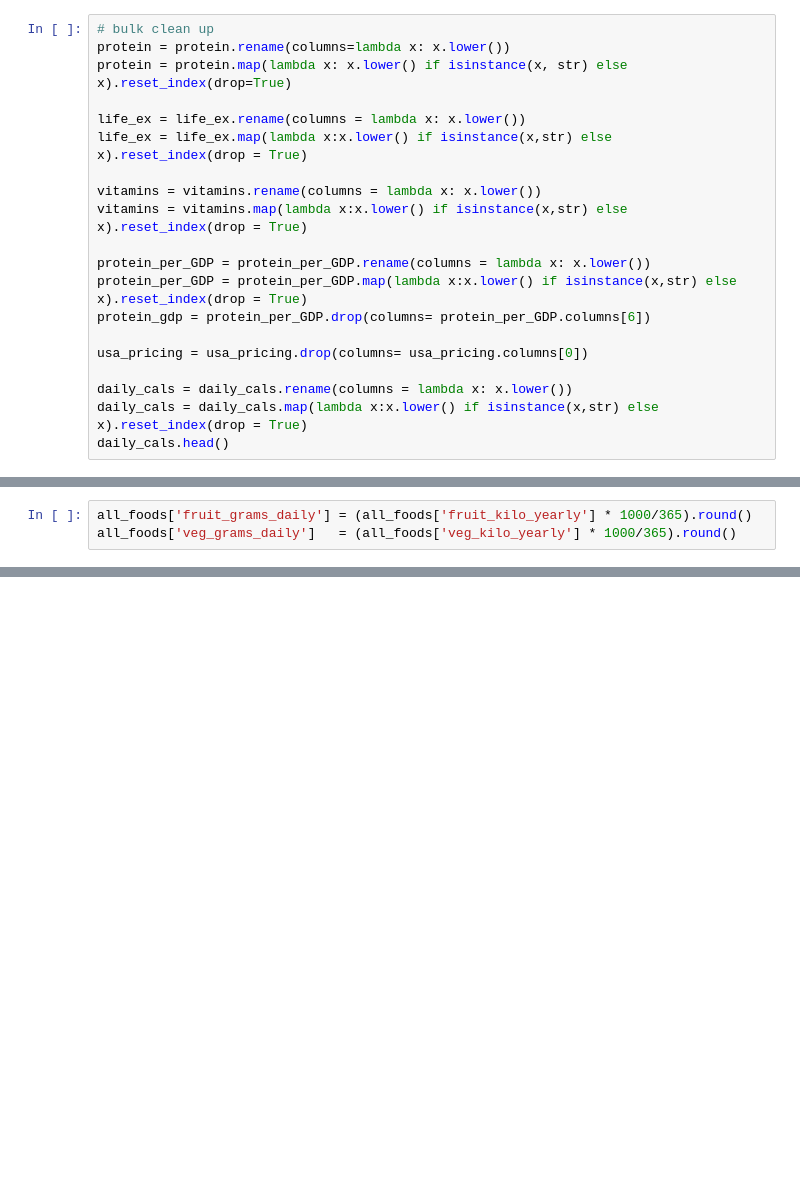
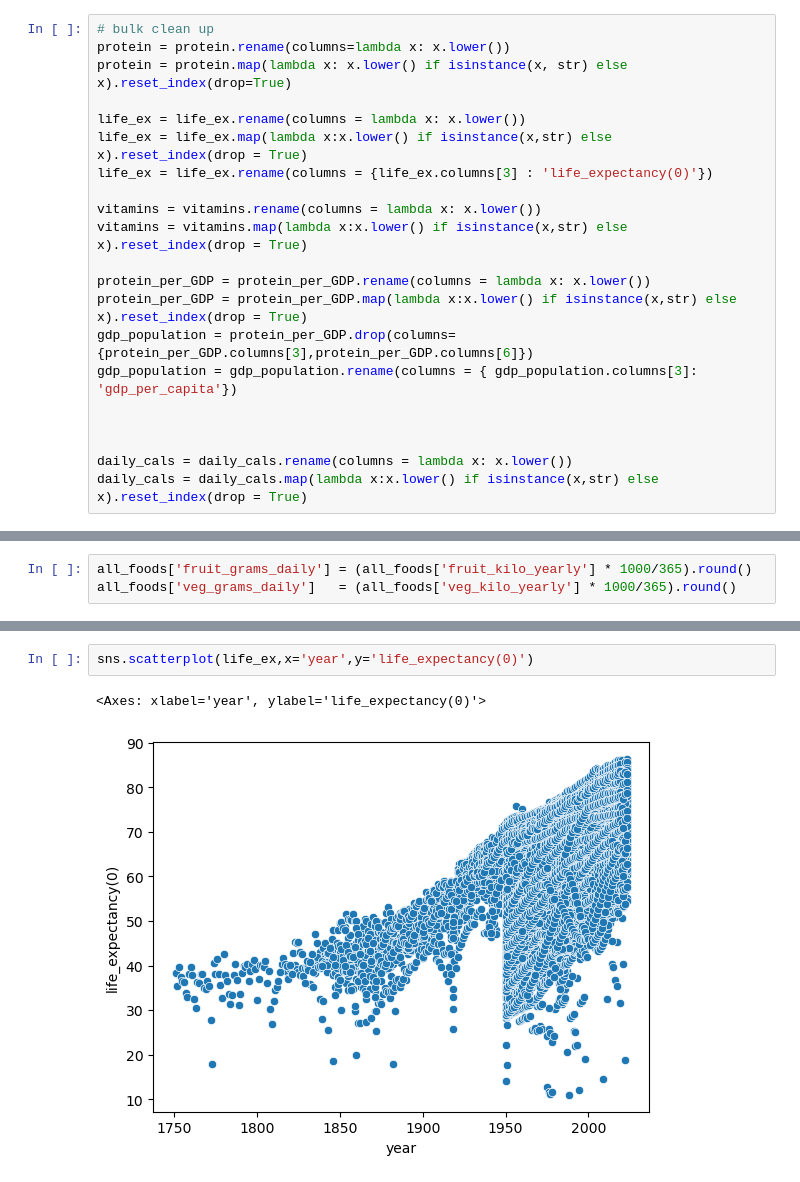
Before and after one commit to NSS-Full-Time-Data-Analytics-14/jonny_farro_cap, a Jupyter notebook: jvf_capstone.ipynb, the cells around one changed output, grey strips where cells are left out. Cells and saved outputs as stored; diff of their text form; blank space fills up the shorter version.

```diff
--- a/jvf_capstone.ipynb
+++ b/jvf_capstone.ipynb
@@ -47,16 +42,17 @@ protein = protein.map(lambda x: x.lower() if isinstance(x, str) else x).reset_in
 
 life_ex = life_ex.rename(columns = lambda x: x.lower())
 life_ex = life_ex.map(lambda x:x.lower() if isinstance(x,str) else x).reset_index(drop = True)
+life_ex = life_ex.rename(columns = {life_ex.columns[3] : 'life_expectancy(0)'})
 
 vitamins = vitamins.rename(columns = lambda x: x.lower())
 vitamins = vitamins.map(lambda x:x.lower() if isinstance(x,str) else x).reset_index(drop = True)
 
 protein_per_GDP = protein_per_GDP.rename(columns = lambda x: x.lower())
 protein_per_GDP = protein_per_GDP.map(lambda x:x.lower() if isinstance(x,str) else x).reset_index(drop = True)
-protein_gdp = protein_per_GDP.drop(columns= protein_per_GDP.columns[6])
+gdp_population = protein_per_GDP.drop(columns= {protein_per_GDP.columns[3],protein_per_GDP.columns[6]})
+gdp_population = gdp_population.rename(columns = { gdp_population.columns[3]: 'gdp_per_capita'})
 
-usa_pricing = usa_pricing.drop(columns= usa_pricing.columns[0])
+
 
 daily_cals = daily_cals.rename(columns = lambda x: x.lower())
 daily_cals = daily_cals.map(lambda x:x.lower() if isinstance(x,str) else x).reset_index(drop = True)
-daily_cals.head()
@@ -129,0 +157,5 @@ all_foods.head()
+# %%
+sns.scatterplot(life_ex,x='year',y='life_expectancy(0)')
+# %% [output]
+<Axes: xlabel='year', ylabel='life_expectancy(0)'>
+[figure, added]
```
Also changed, not shown: parts of 14 cells of this notebook.
